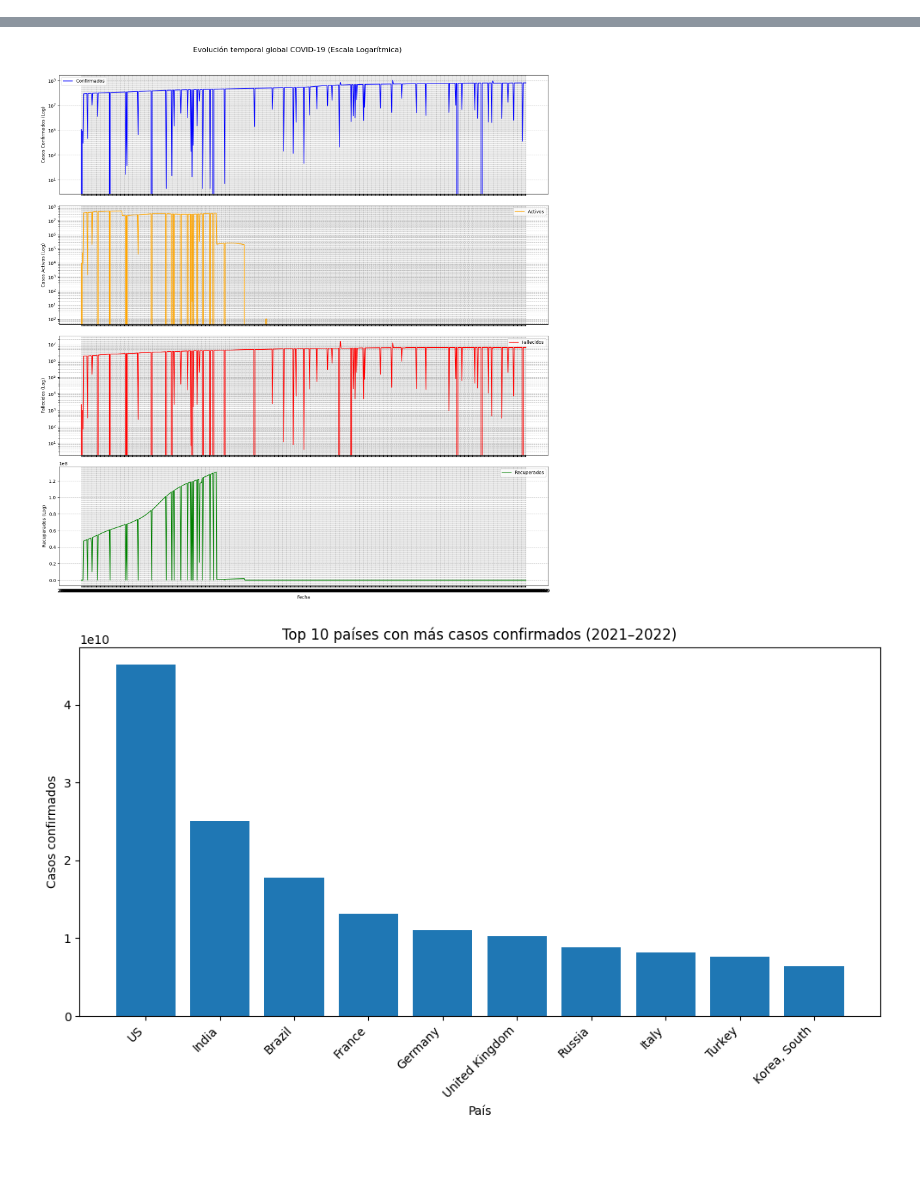
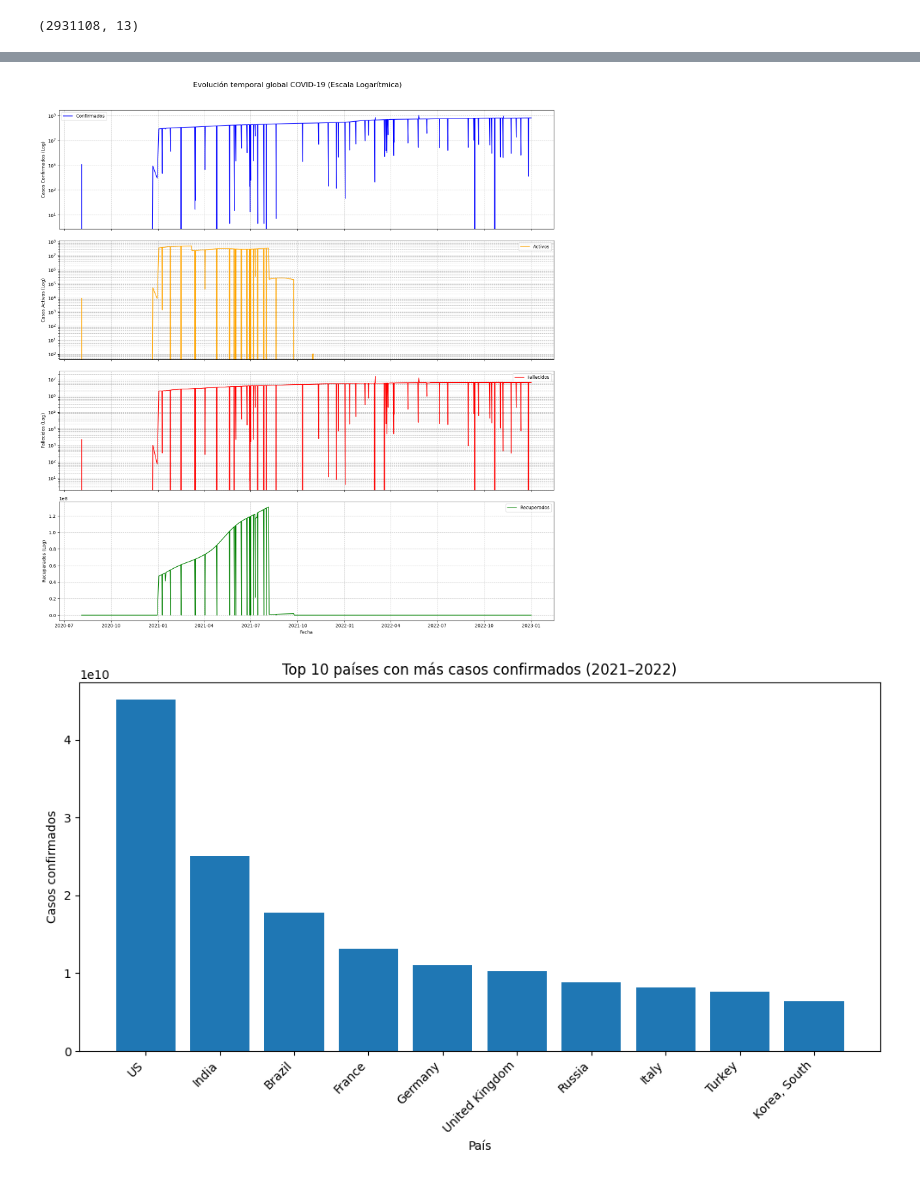
Before and after one commit to Yungnico/Proyecto_Gestion_De_Datos, a Jupyter notebook: Proyecto_Vasquez_Parte3.ipynb, the cells around one changed output, grey strips where cells are left out. Saved outputs shown, nothing was run; the diff lists cells and outputs as text; code cells hidden in the pictures.

```diff
--- a/Proyecto_Vasquez_Parte3.ipynb
+++ b/Proyecto_Vasquez_Parte3.ipynb
@@ -84,3 +215,7 @@ Tiempo total: 265.09 seg
+# %%
+covid_anuales.shape
+# %% [output]
+(2931108, 13)
 # %%
 #PARTE 3
 #CARGAR DATOS
@@ -122,38 +257,38 @@ import matplotlib.pyplot as plt
 import glob
 
 
-global_daily = covid_anuales.groupby("Last_Update")[["Confirmed", "Deaths", "Recovered", "Active"]].sum()
+global_daily = covid_anuales.groupby("last_update")[["confirmed", "deaths", "recovered", "active"]].sum()
 
 fig, axes = plt.subplots(4, 1, figsize=(16, 18), sharex=True)
 fig.suptitle("Evolución temporal global COVID-19 (Escala Logarítmica)", fontsize=16)
 
-axes[0].plot(global_daily.index, global_daily["Confirmed"], label="Confirmados", color='blue')
+axes[0].plot(global_daily.index, global_daily["confirmed"], label="Confirmados", color='blue')
 axes[0].set_ylabel("Casos Confirmados (Log)")
 axes[0].set_yscale("log")
 axes[0].legend()
 axes[0].grid(True, which="both", linestyle="--", alpha=0.7)
 
-axes[1].plot(global_daily.index, global_daily["Active"], label="Activos", color='orange')
+axes[1].plot(global_daily.index, global_daily["active"], label="Activos", color='orange')
 axes[1].set_ylabel("Casos Activos (Log)")
 axes[1].set_yscale("log")
 axes[1].legend()
 axes[1].grid(True, which="both", linestyle="--", alpha=0.7)
 
-axes[2].plot(global_daily.index, global_daily["Deaths"], label="Fallecidos", color='red')
+axes[2].plot(global_daily.index, global_daily["deaths"], label="Fallecidos", color='red')
 axes[2].set_ylabel("Fallecidos (Log)")
 axes[2].set_yscale("log")
 axes[2].legend()
 axes[2].grid(True, which="both", linestyle="--", alpha=0.7)
 
-axes[3].plot(global_daily.index, global_daily["Recovered"], label="Recuperados", color='green')
+axes[3].plot(global_daily.index, global_daily["recovered"], label="Recuperados", color='green')
 axes[3].set_ylabel("Recuperados (Log)")
 axes[3].set_xlabel("Fecha")
 axes[3].legend()
 axes[3].grid(True, which="both", linestyle="--", alpha=0.7)
 
 plt.tight_layout(rect=[0, 0.03, 1, 0.96])
 plt.show()
 # %% [output]
-[figure, old version]
+[figure, new version]
 # %%
 #2. Comparativa Top 10 países con más casos confirmados (barras).
```
Also changed, not shown: parts of 4 cells of this notebook, 1 other file.
